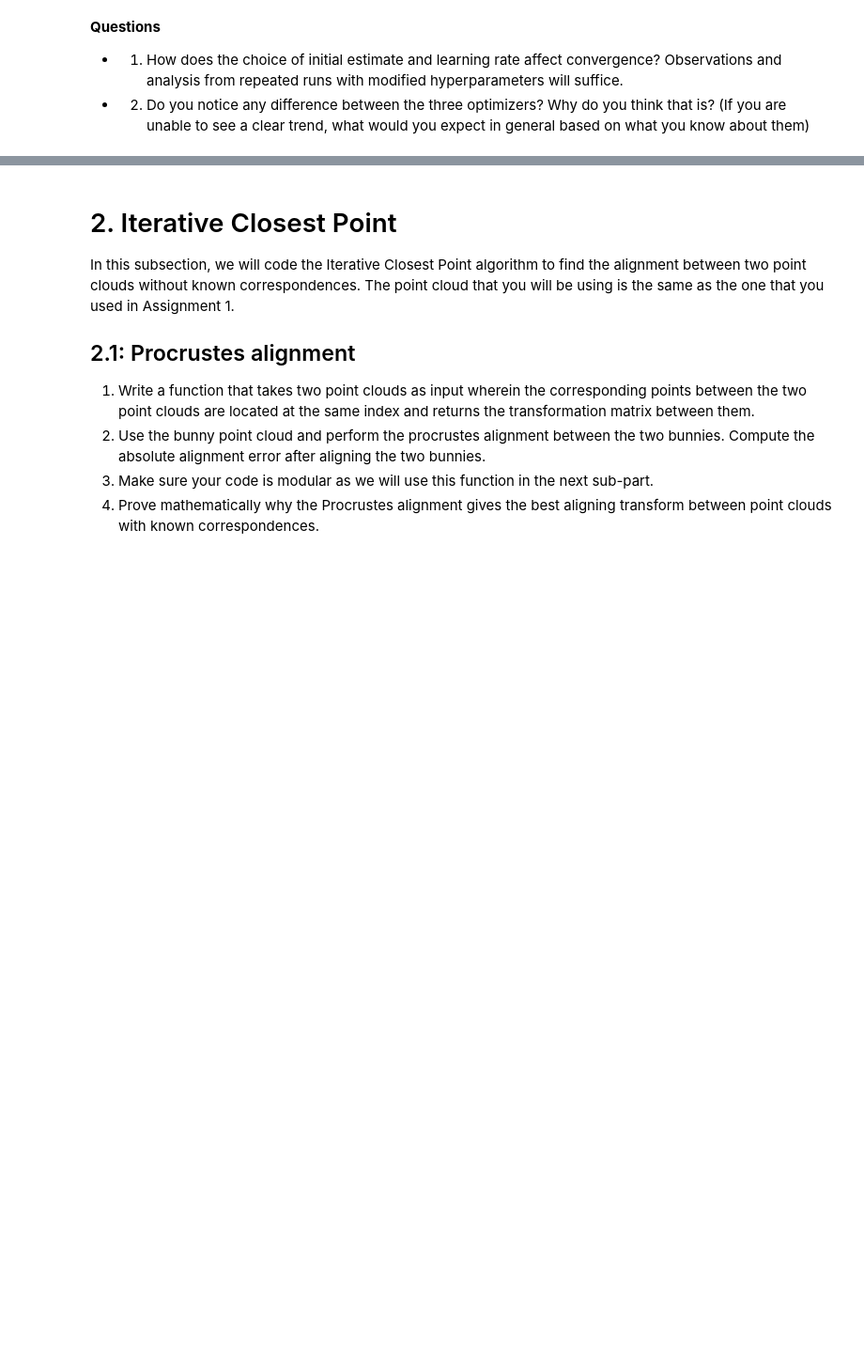
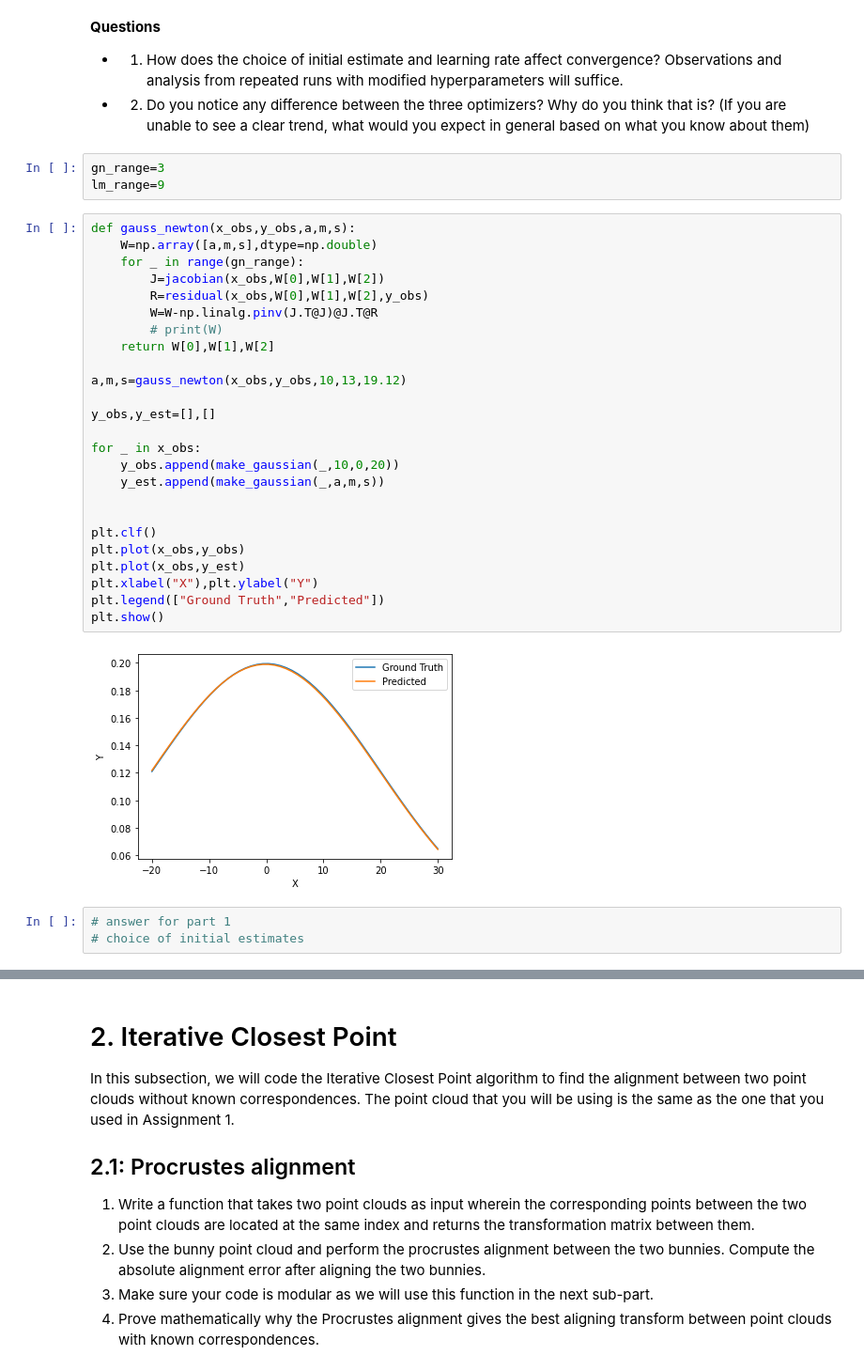
Before and after one commit to BhaskarJoshi-01/Mobile-Robotics---Monsoon-2021, a Jupyter notebook: Assignment-3/Assignment-3.ipynb, the cells around one changed output, grey strips where cells are left out. Shown at 94% size. Saved outputs shown, nothing was run; the diff lists cells and outputs as text; blank space fills up the shorter version.

```diff
--- a/Assignment-3/Assignment-3.ipynb
+++ b/Assignment-3/Assignment-3.ipynb
@@ -435,3 +435,36 @@ $$\delta x = -(J^TJ + \lambda I)^{-1}J^Tf(x)$$
 **Questions**
    * 1. How does the choice of initial estimate and learning rate affect convergence? Observations and analysis from repeated runs with modified hyperparameters will suffice.
    * 2. Do you notice any difference between the three optimizers? Why do you think that is? (If you are unable to see a clear trend, what would you expect in general based on what you know about them)
+# %%
+gn_range=3
+lm_range=9
+# %%
+def gauss_newton(x_obs,y_obs,a,m,s):
+    W=np.array([a,m,s],dtype=np.double)
+    for _ in range(gn_range):
+        J=jacobian(x_obs,W[0],W[1],W[2])
+        R=residual(x_obs,W[0],W[1],W[2],y_obs)
+        W=W-np.linalg.pinv(J.T@J)@J.T@R
+        # print(W)
+    return W[0],W[1],W[2]
+
+a,m,s=gauss_newton(x_obs,y_obs,10,13,19.12)
+
+y_obs,y_est=[],[]
+
+for _ in x_obs:
+    y_obs.append(make_gaussian(_,10,0,20))
+    y_est.append(make_gaussian(_,a,m,s))
+
+
+plt.clf()
+plt.plot(x_obs,y_obs)
+plt.plot(x_obs,y_est)
+plt.xlabel("X"),plt.ylabel("Y")
+plt.legend(["Ground Truth","Predicted"])
+plt.show()
+# %% [output]
+[figure, added]
+# %%
+# answer for part 1
+# choice of initial estimates
```
Also changed, not shown: parts of 2 cells of this notebook.
